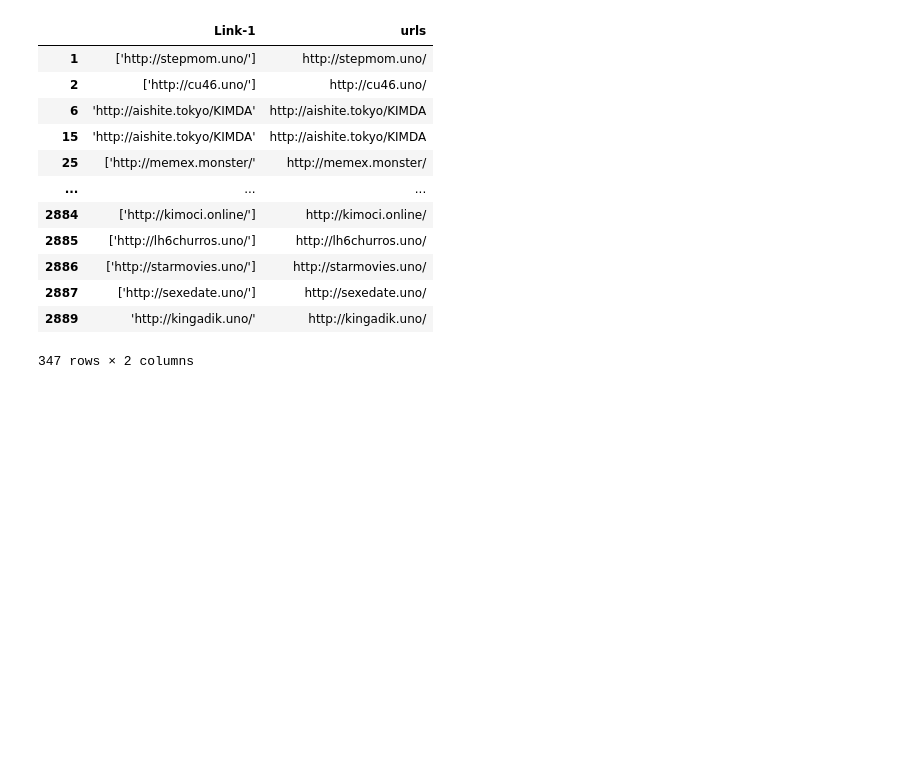
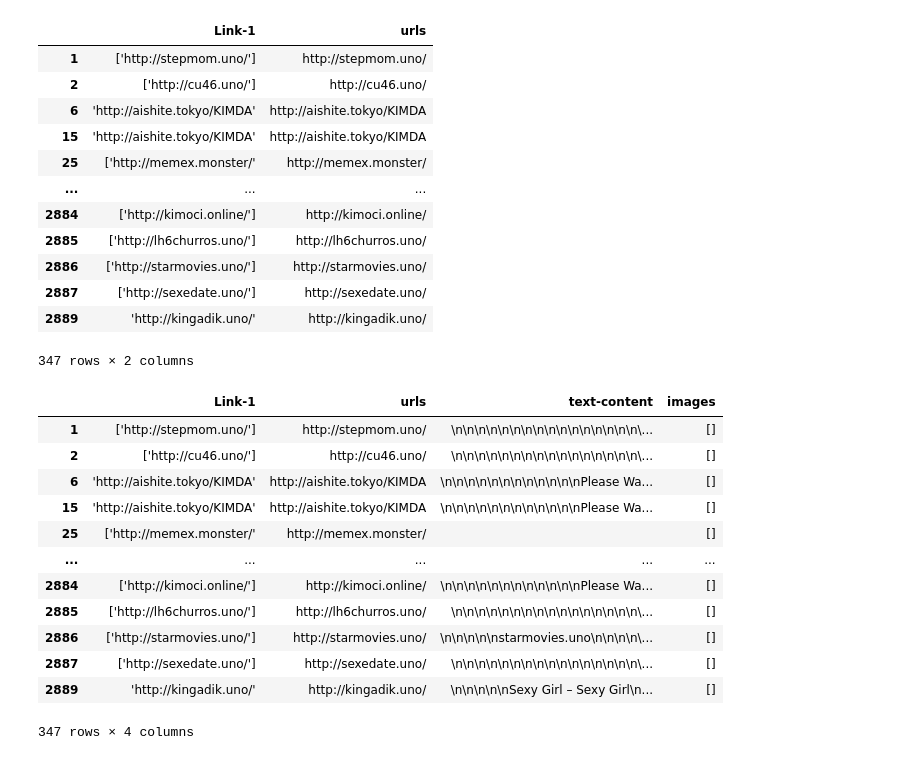
Before and after one commit to Kaleemullahqasim/youtube_data_api_comments, a Jupyter notebook: analysis.ipynb, the cells around one changed output. Saved outputs shown, nothing was run; the diff lists cells and outputs as text; code cells hidden in the pictures; blank space fills up the shorter version.

Commit message:
content scraping

```diff
--- a/analysis.ipynb
+++ b/analysis.ipynb
@@ -139,5 +139,21 @@ non_youtube_urls.to_excel("non_youtube_urls.xlsx")
 # %%
 df = pd.read_excel("non_youtube_urls.xlsx", index_col=0)
+# %%
+df
+# %% [output]
+|  | Link-1 | urls | text-content | images |
+| 1 | ['http://stepmom.uno/'] | http://stepmom.uno/ | \n\n\n\n\n\n\n\n\n\n\n\n\n\n\n\n\... | [] |
+| 2 | ['http://cu46.uno/'] | http://cu46.uno/ | \n\n\n\n\n\n\n\n\n\n\n\n\n\n\n\n\... | [] |
+| 6 | 'http://aishite.tokyo/KIMDA' | http://aishite.tokyo/KIMDA | \n\n\n\n\n\n\n\n\n\n\n\nPlease Wa... | [] |
+| 15 | 'http://aishite.tokyo/KIMDA' | http://aishite.tokyo/KIMDA | \n\n\n\n\n\n\n\n\n\n\n\nPlease Wa... | [] |
+| 25 | ['http://memex.monster/' | http://memex.monster/ |  | [] |
+| ... | ... | ... | ... | ... |
+| 2884 | ['http://kimoci.online/'] | http://kimoci.online/ | \n\n\n\n\n\n\n\n\n\n\n\nPlease Wa... | [] |
+| 2885 | ['http://lh6churros.uno/'] | http://lh6churros.uno/ | \n\n\n\n\n\n\n\n\n\n\n\n\n\n\n\n\... | [] |
+| 2886 | ['http://starmovies.uno/'] | http://starmovies.uno/ | \n\n\n\n\nstarmovies.uno\n\n\n\n\... | [] |
+| 2887 | ['http://sexedate.uno/'] | http://sexedate.uno/ | \n\n\n\n\n\n\n\n\n\n\n\n\n\n\n\n\... | [] |
+| 2889 | 'http://kingadik.uno/' | http://kingadik.uno/ | \n\n\n\n\nSexy Girl – Sexy Girl\n... | [] |
+347 rows × 4 columns
 # %%
 # send a request to the url and get only text of the html page with beautifulsoup
 def get_text(url):
```
Also changed, not shown: parts of 4 cells of this notebook, 2 other files.
